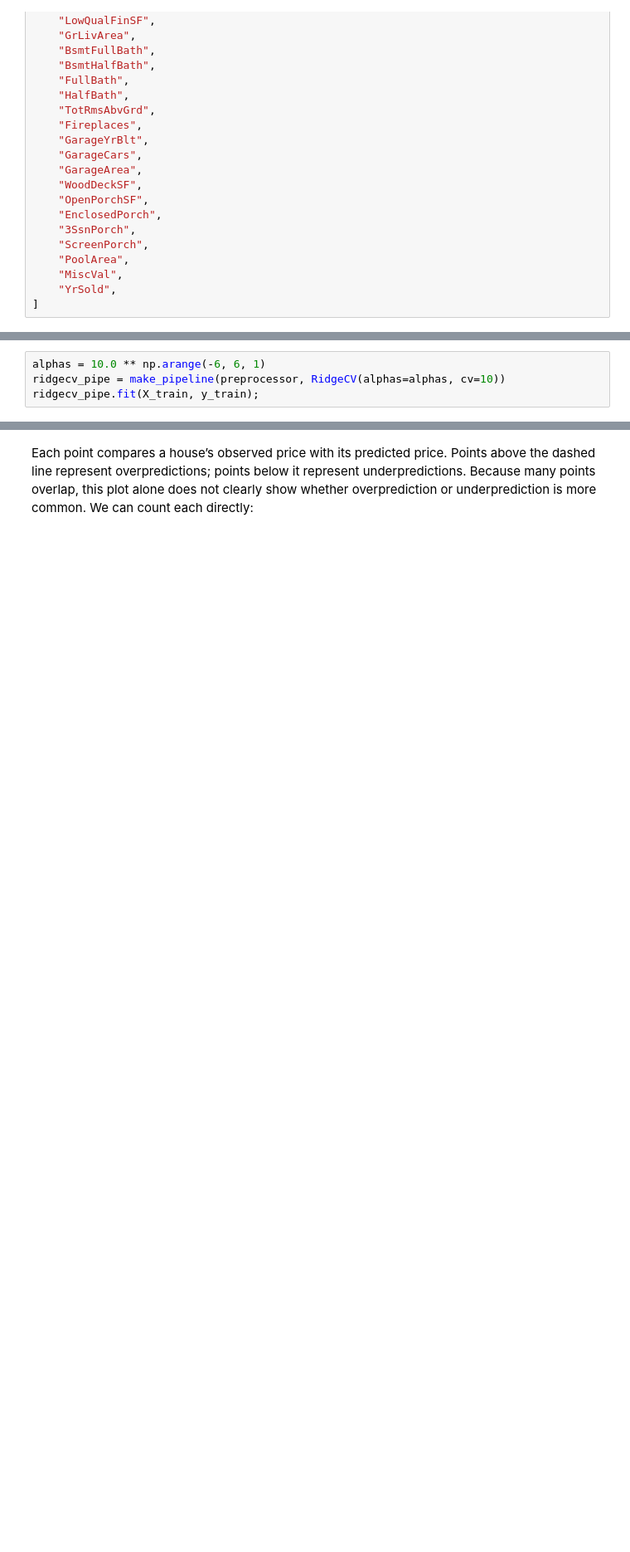
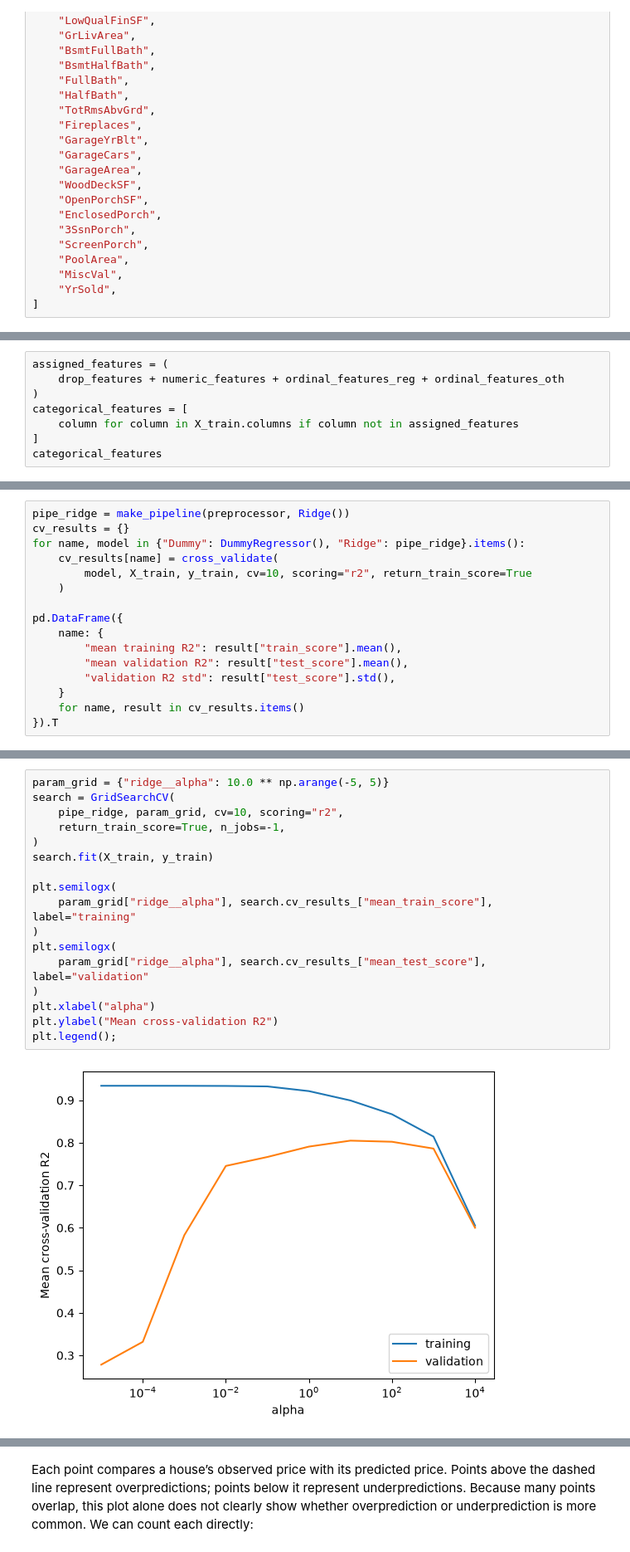
Before and after one commit to UBC-CS/cpsc330-book, a Jupyter notebook: book/10_regression-metrics.ipynb, the cells around one changed output, grey strips where cells are left out. Shown at 83% size. Drawn from its saved outputs; the diff is of its cells as text; blank space fills up the shorter version.

```diff
--- a/book/10_regression-metrics.ipynb
+++ b/book/10_regression-metrics.ipynb
@@ -604,4 +279,0 @@ Because tuning `alpha` is common, scikit-learn provides `RidgeCV`, which selects
-# %%
-alphas = 10.0 ** np.arange(-6, 6, 1)
-ridgecv_pipe = make_pipeline(preprocessor, RidgeCV(alphas=alphas, cv=10))
-ridgecv_pipe.fit(X_train, y_train);
@@ -761,0 +307,8 @@ plt.ylabel("predicted price");
+# %%
+assigned_features = (
+    drop_features + numeric_features + ordinal_features_reg + ordinal_features_oth
+)
+categorical_features = [
+    column for column in X_train.columns if column not in assigned_features
+]
+categorical_features
@@ -761,0 +449,16 @@ plt.ylabel("predicted price");
+# %%
+pipe_ridge = make_pipeline(preprocessor, Ridge())
+cv_results = {}
+for name, model in {"Dummy": DummyRegressor(), "Ridge": pipe_ridge}.items():
+    cv_results[name] = cross_validate(
+        model, X_train, y_train, cv=10, scoring="r2", return_train_score=True
+    )
+
+pd.DataFrame({
+    name: {
+        "mean training R2": result["train_score"].mean(),
+        "mean validation R2": result["test_score"].mean(),
+        "validation R2 std": result["test_score"].std(),
+    }
+    for name, result in cv_results.items()
+}).T
@@ -761,0 +477,19 @@ plt.ylabel("predicted price");
+# %%
+param_grid = {"ridge__alpha": 10.0 ** np.arange(-5, 5)}
+search = GridSearchCV(
+    pipe_ridge, param_grid, cv=10, scoring="r2",
+    return_train_score=True, n_jobs=-1,
+)
+search.fit(X_train, y_train)
+
+plt.semilogx(
+    param_grid["ridge__alpha"], search.cv_results_["mean_train_score"], label="training"
+)
+plt.semilogx(
+    param_grid["ridge__alpha"], search.cv_results_["mean_test_score"], label="validation"
+)
+plt.xlabel("alpha")
+plt.ylabel("Mean cross-validation R2")
+plt.legend();
+# %% [output]
+[figure, added]
```
Also changed, not shown: parts of 210 cells of this notebook, 1 other file.
